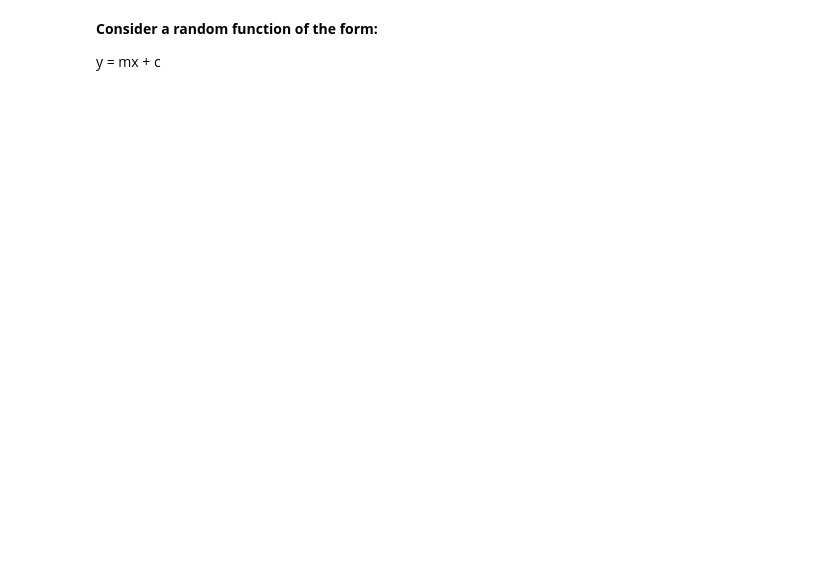
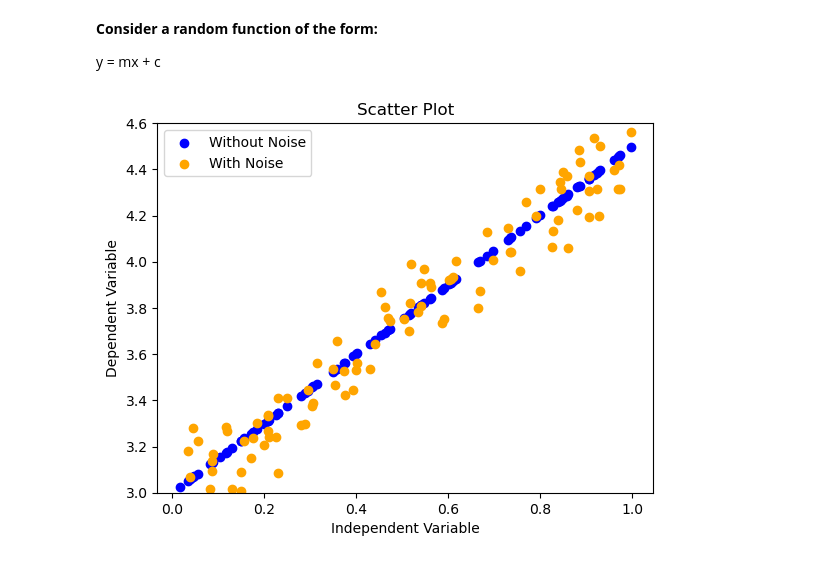
Before and after one commit to yk0766/MLAfterHoursAssignments, a Jupyter notebook: Linear Regression.ipynb, the cells around one changed output. Saved outputs shown, nothing was run; the diff lists cells and outputs as text; code cells hidden in the pictures; blank space fills up the shorter version.

```diff
--- a/Linear Regression.ipynb
+++ b/Linear Regression.ipynb
@@ -19,3 +19,15 @@ yn_mean = np.mean(yn)
 #print(x)
 #print(y)
 #print(yn)
+# %%
+import matplotlib.pyplot as plt
+plt.scatter(x, y, color='blue', label='Without Noise')
+plt.scatter(x, yn, color='orange', label='With Noise')
+plt.xlabel("Independent Variable")
+plt.ylabel("Dependent Variable")
+plt.ylim(3, 4.6)
+plt.title("Scatter Plot")
+plt.legend()
+plt.show()
+# %% [output]
+[figure, added]
```
Also changed, not shown: parts of 9 cells of this notebook.
